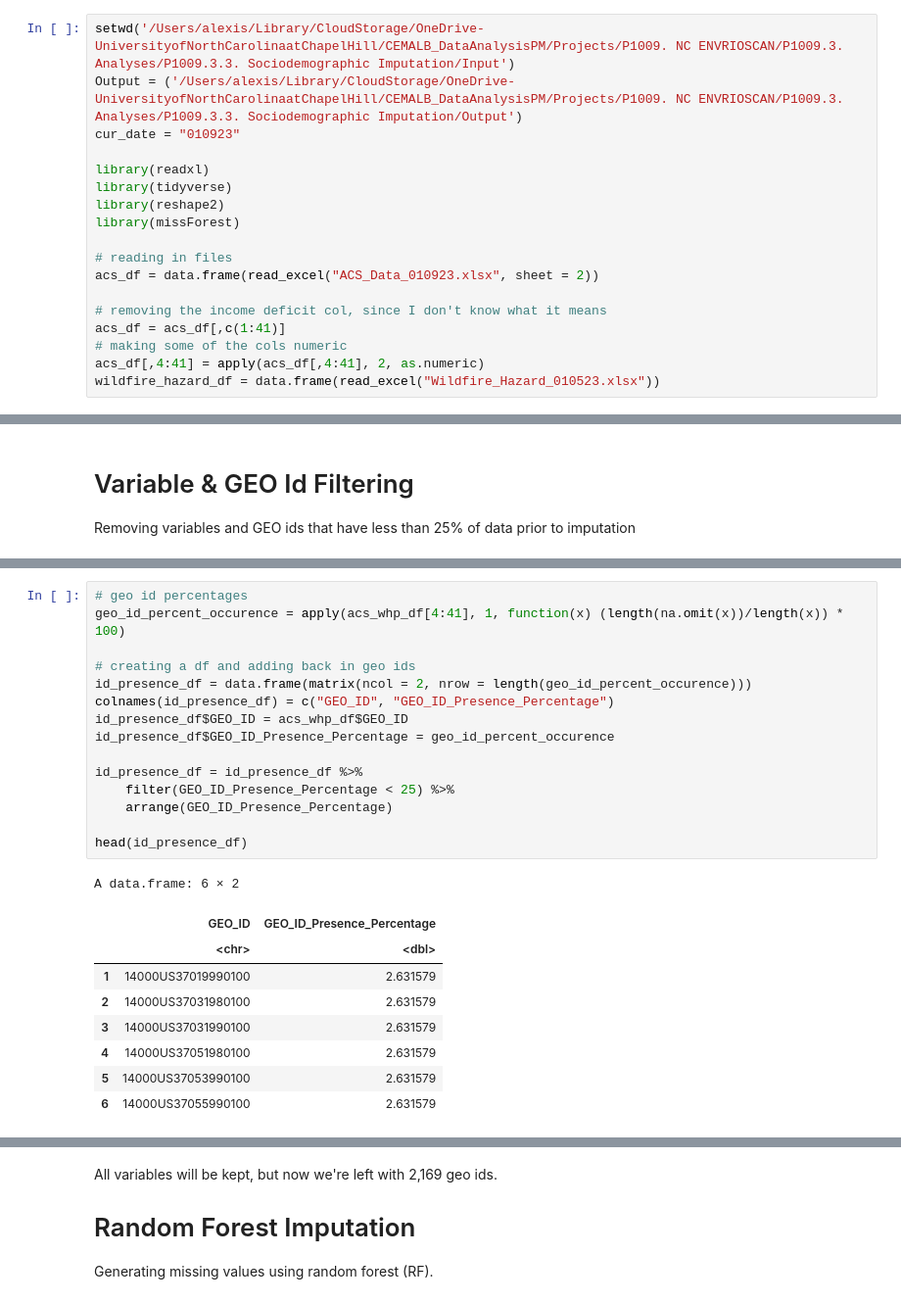
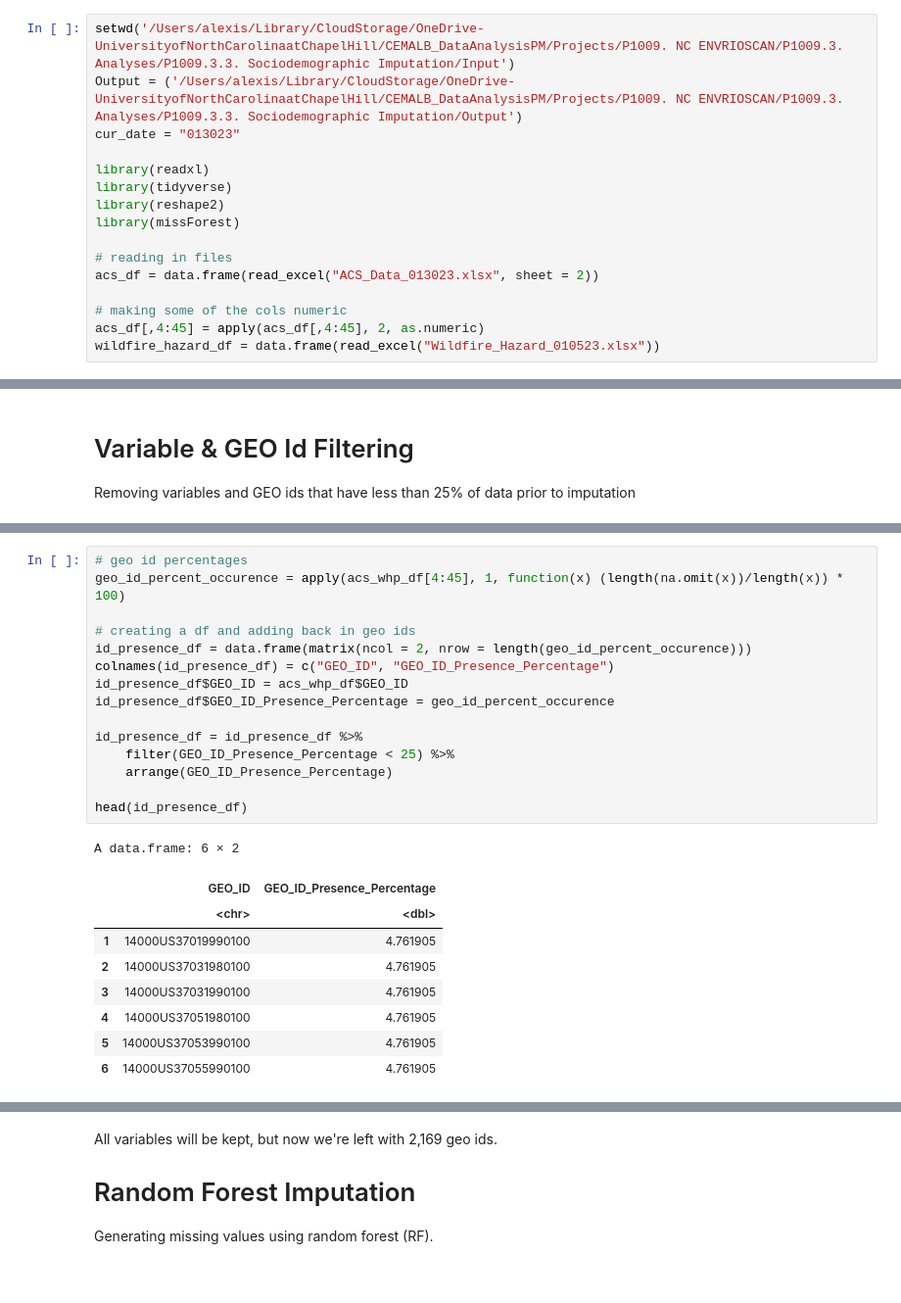
Before and after one commit to UNC-CEMALB/ENVIROSCAN, a Jupyter notebook: 2. Sociodemographic Imputation/Sociodemographic Imputation.ipynb, the cells around one changed output, grey strips where cells are left out. Shown at 98% size. Cells and saved outputs as stored; diff of their text form.

```diff
--- a/2. Sociodemographic Imputation/Sociodemographic Imputation.ipynb
+++ b/2. Sociodemographic Imputation/Sociodemographic Imputation.ipynb
@@ -1,7 +1,7 @@
 # %%
 setwd('/Users/alexis/Library/CloudStorage/OneDrive-UniversityofNorthCarolinaatChapelHill/CEMALB_DataAnalysisPM/Projects/P1009. NC ENVRIOSCAN/P1009.3. Analyses/P1009.3.3. Sociodemographic Imputation/Input')
 Output = ('/Users/alexis/Library/CloudStorage/OneDrive-UniversityofNorthCarolinaatChapelHill/CEMALB_DataAnalysisPM/Projects/P1009. NC ENVRIOSCAN/P1009.3. Analyses/P1009.3.3. Sociodemographic Imputation/Output')
-cur_date = "010923"
+cur_date = "013023"
 
 library(readxl)
 library(tidyverse)
@@ -9,12 +9,10 @@ library(reshape2)
 library(missForest)
 
 # reading in files
-acs_df = data.frame(read_excel("ACS_Data_010923.xlsx", sheet = 2))
+acs_df = data.frame(read_excel("ACS_Data_013023.xlsx", sheet = 2))
 
-# removing the income deficit col, since I don't know what it means
-acs_df = acs_df[,c(1:41)]
 # making some of the cols numeric
-acs_df[,4:41] = apply(acs_df[,4:41], 2, as.numeric)
+acs_df[,4:45] = apply(acs_df[,4:45], 2, as.numeric)
 wildfire_hazard_df = data.frame(read_excel("Wildfire_Hazard_010523.xlsx"))
 # %% [output]
 ── Attaching packages ─────────────────────────────────────── tidyverse 1.3.2 ──
@@ -139,28 +137,28 @@ A tibble: 6 × 2
 # %%
 # geo id percentages
-geo_id_percent_occurence = apply(acs_whp_df[4:41], 1, function(x) (length(na.omit(x))/length(x)) * 100)
+geo_id_percent_occurence = apply(acs_whp_df[4:45], 1, function(x) (length(na.omit(x))/length(x)) * 100)
 
 # creating a df and adding back in geo ids
 id_presence_df = data.frame(matrix(ncol = 2, nrow = length(geo_id_percent_occurence)))
 colnames(id_presence_df) = c("GEO_ID", "GEO_ID_Presence_Percentage")
 id_presence_df$GEO_ID = acs_whp_df$GEO_ID
 id_presence_df$GEO_ID_Presence_Percentage = geo_id_percent_occurence
 
 id_presence_df = id_presence_df %>%
     filter(GEO_ID_Presence_Percentage < 25) %>%
     arrange(GEO_ID_Presence_Percentage)
 
 head(id_presence_df)
 # %% [output]
 A data.frame: 6 × 2
 |  | GEO_ID | GEO_ID_Presence_Percentage |
 |  | <chr> | <dbl> |
-| 1 | 14000US37019990100 | 2.631579 |
-| 2 | 14000US37031980100 | 2.631579 |
-| 3 | 14000US37031990100 | 2.631579 |
-| 4 | 14000US37051980100 | 2.631579 |
-| 5 | 14000US37053990100 | 2.631579 |
-| 6 | 14000US37055990100 | 2.631579 |
+| 1 | 14000US37019990100 | 4.761905 |
+| 2 | 14000US37031980100 | 4.761905 |
+| 3 | 14000US37031990100 | 4.761905 |
+| 4 | 14000US37051980100 | 4.761905 |
+| 5 | 14000US37053990100 | 4.761905 |
+| 6 | 14000US37055990100 | 4.761905 |
 # %%
 # getting 20 geo ids to be removed
 removed_geo_ids = id_presence_df$GEO_ID
```
Also changed, not shown: parts of 7 cells of this notebook.
